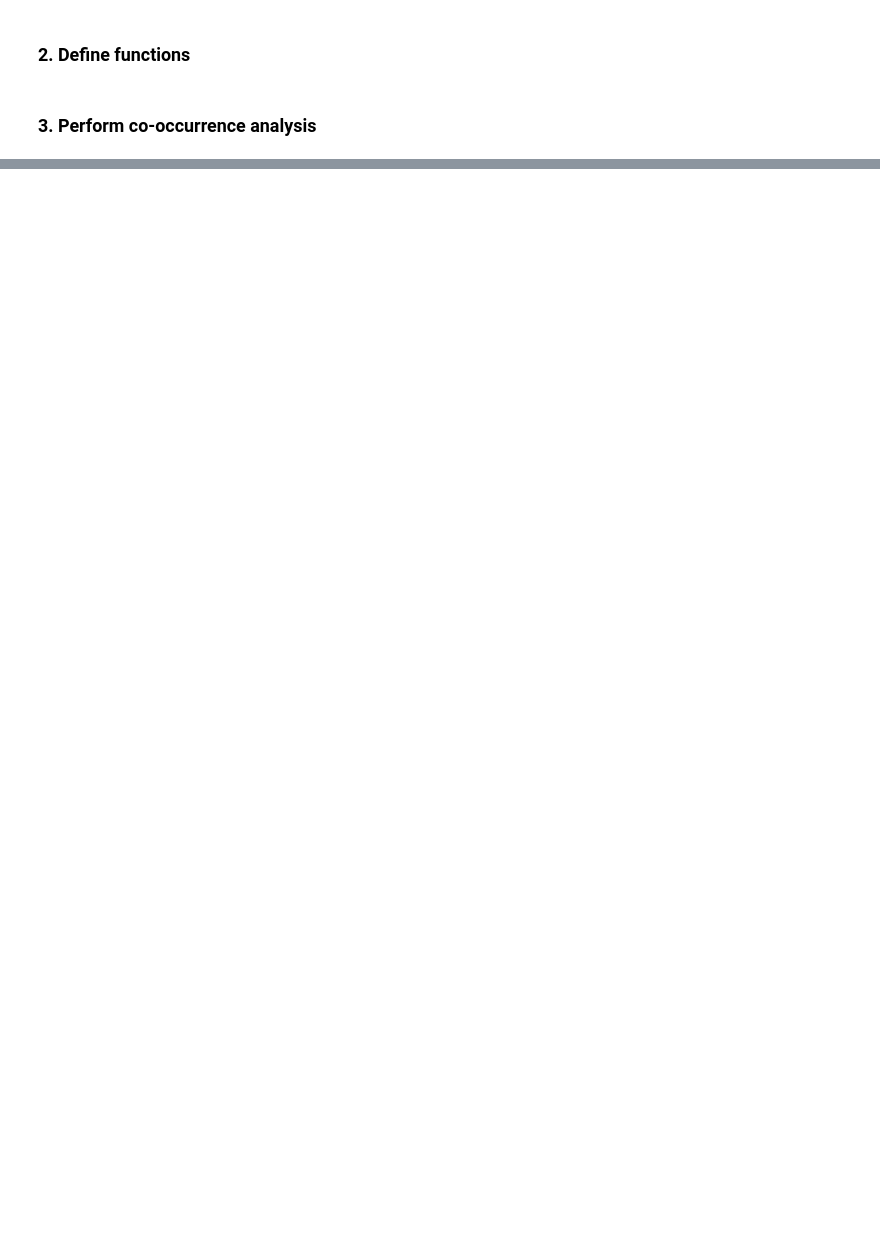
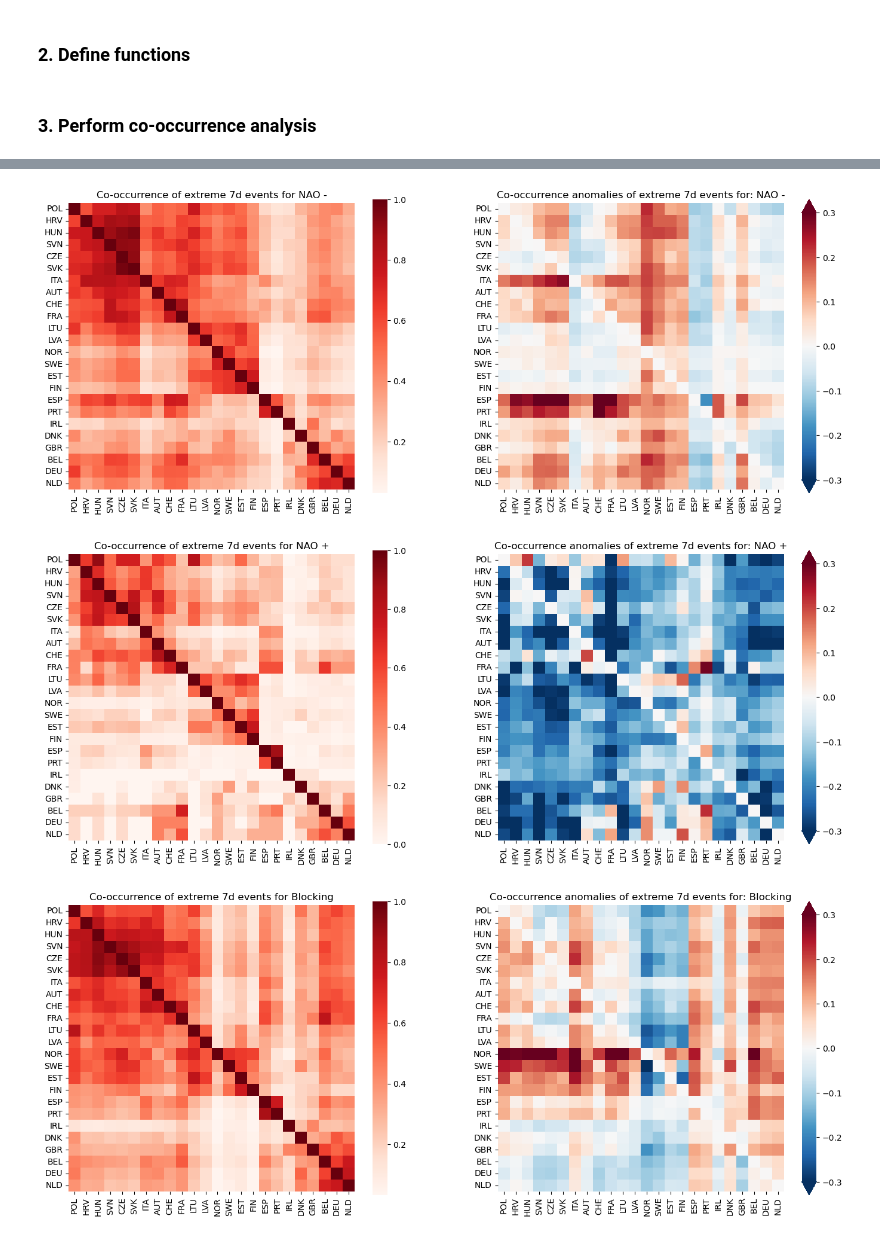
Before and after one commit to bramvanduinen/EnergyDroughtCooccurrence, a Jupyter notebook: src/03c_concurrent_probabilities_7d_event.ipynb, the cells around one changed output, grey strips where cells are left out. Cells and saved outputs as stored; diff of their text form; code cells hidden in the pictures; blank space fills up the shorter version.

```diff
--- a/src/03c_concurrent_probabilities_7d_event.ipynb
+++ b/src/03c_concurrent_probabilities_7d_event.ipynb
@@ -129,0 +158,7 @@ def get_co_occurrence(df):
+# %%
+def reorder(matrix):
+    df_matrix = pd.DataFrame(matrix)
+
+    matrix_reordered = df_matrix.reindex(ROW_ORDER, axis=0)
+    matrix_reordered = matrix_reordered.reindex(ROW_ORDER, axis=1)
+    return matrix_reordered.values
@@ -169,0 +233,27 @@ hm.set(xlabel=None, ylabel=None)
+# %%
+co_occurrence_all = reorder(heatmap_data.values)
+# %%
+wrs = [0, 1, 2, 3, 4, 5, 'all']
+titles = ['NAO -', 'NAO +', 'Blocking', 'Atl. Ridge', 'No regime', 'No persisting regime', 'All']
+
+co_occurrence_dict = {}
+
+for i, wr in enumerate(wrs):
+    if i != 0: # temporary
+        events_df, prob_df, num_events_per_wr = get_co_occurrence(df_full=df_events, wr=wr)
+
+    probs_regime = plot_heatmap_reindexed(prob_df, co_occurrence_all, titles[i])
+
+    co_occurrence_dict[titles[i]] = {
+        'events_df': events_df,
+        'prob_df': prob_df,
+        'probs_regime': probs_regime,
+        'anomalies_regime': probs_regime - co_occurrence_all
+    }
+
+with open(f'co_occurrence_dict_v{rundate}.pickle', 'wb') as f:
+    pickle.dump(co_occurrence_dict, f)
+# %% [output]
+[figure, added]
+[figure, added]
+[figure, added]
```
Also changed, not shown: parts of 20 cells of this notebook, 25 other files.
